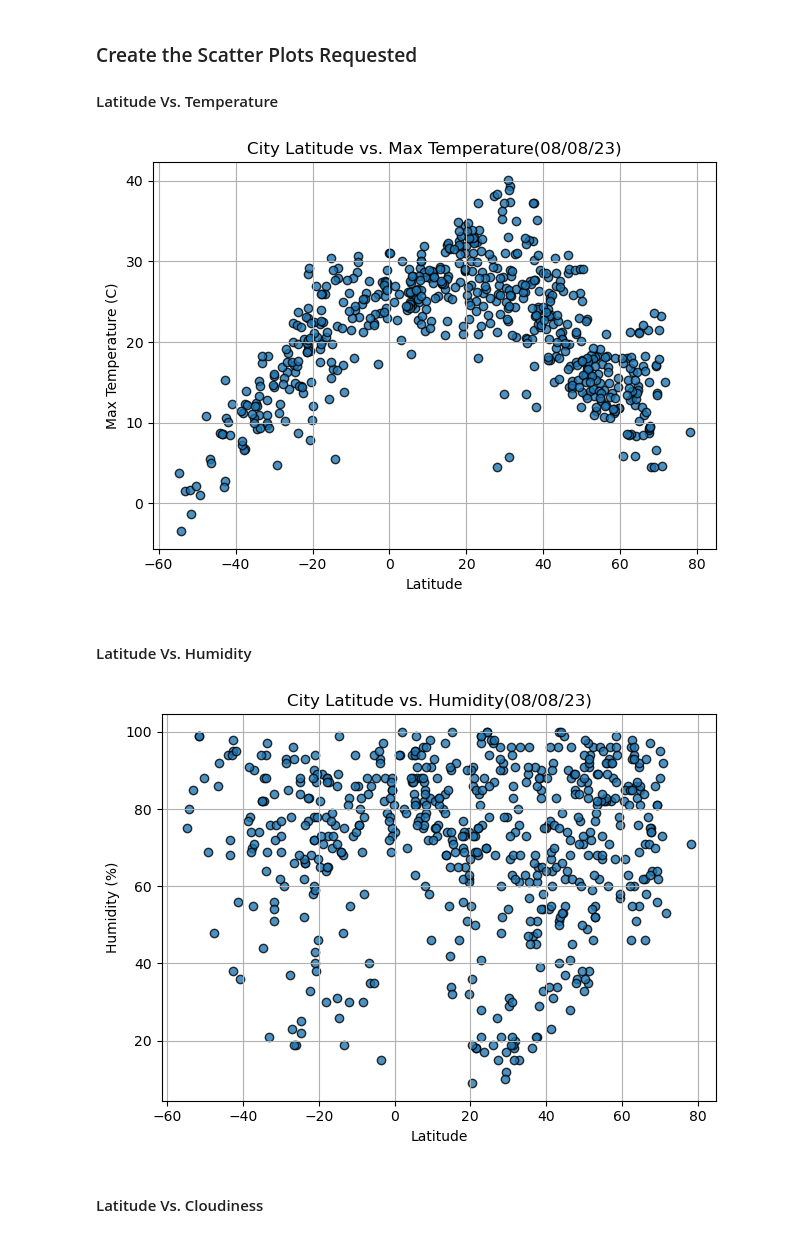
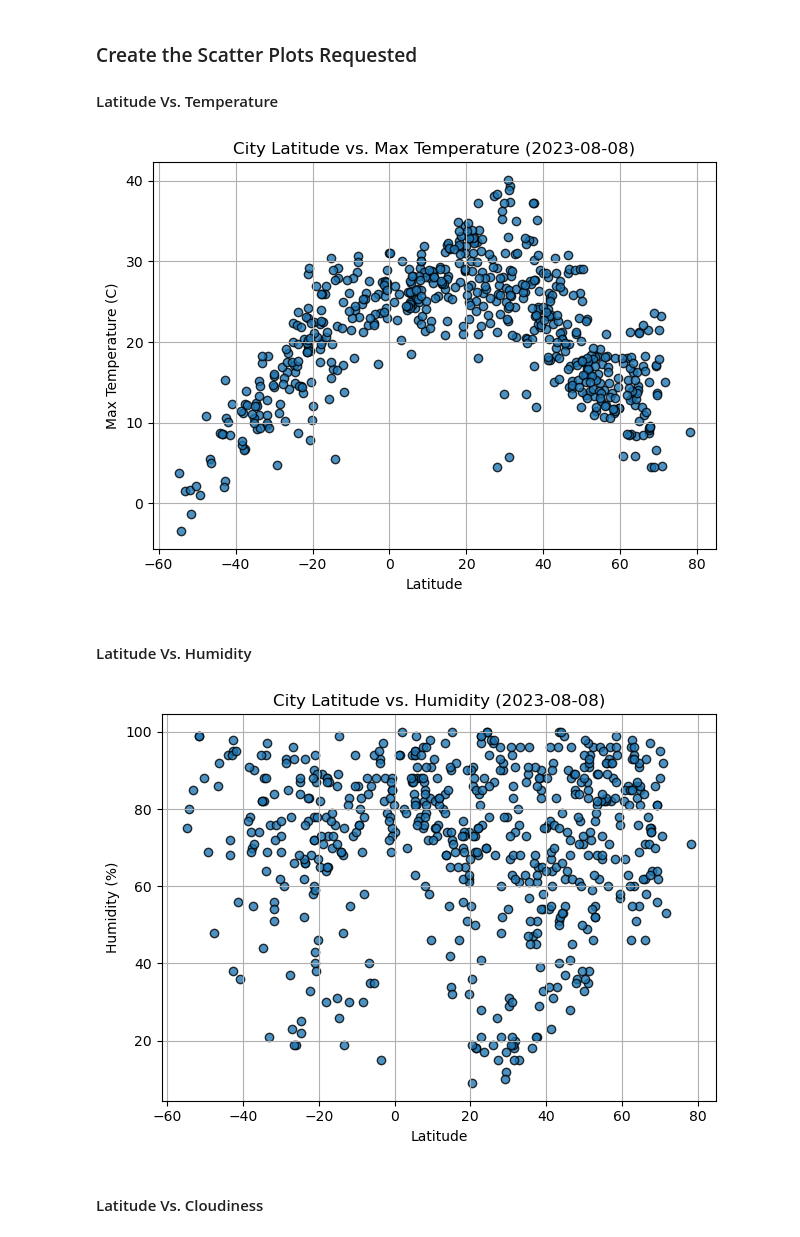
Before and after one commit to keenet1/python-api-challenge, a Jupyter notebook: WeatherPy/WeatherPy.ipynb, the cells around one changed output. Cells and saved outputs as stored; diff of their text form; code cells hidden in the pictures.

```diff
--- a/WeatherPy/WeatherPy.ipynb
+++ b/WeatherPy/WeatherPy.ipynb
@@ -191,21 +192,21 @@ city_data_df.head()
 # %%
 # Build scatter plot for latitude vs. temperature
 plt.scatter(city_data_df["Lat"], city_data_df["Max Temp"], alpha=0.8, edgecolors="black", linewidth=1, marker="o")
 
 # Incorporate the other graph properties
 plt.xlabel("Latitude")
 plt.ylabel("Max Temperature (C)")
-plt.title("City Latitude vs. Max Temperature(%s)" % time.strftime("%x"))
+plt.title(f"City Latitude vs. Max Temperature ({datetime.today().strftime('%Y-%m-%d')})")
 plt.grid(True)
 plt.tight_layout()
 
 # Save the figure
 plt.savefig("output_data/Fig1.png")
 
 # Show plot
 plt.show()
 # %% [output]
-[figure, old version]
+[figure, new version]
 # %% [markdown]
 #### Latitude Vs. Humidity
 # %%
@@ -215,7 +216,7 @@ plt.scatter(city_data_df["Lat"], city_data_df["Humidity"], alpha=0.8, edgecolors
 # Incorporate the other graph properties
 plt.xlabel("Latitude")
 plt.ylabel("Humidity (%)")
-plt.title("City Latitude vs. Humidity(%s)" % time.strftime("%x"))
+plt.title(f"City Latitude vs. Humidity ({datetime.today().strftime('%Y-%m-%d')})")
 plt.grid(True)
 plt.tight_layout()
 
@@ -225,7 +226,7 @@ plt.savefig("output_data/Fig2.png")
 # Show plot
 plt.show()
 # %% [output]
-[figure, old version]
+[figure, new version]
 # %% [markdown]
 #### Latitude Vs. Cloudiness
 # %%
```
Also changed, not shown: parts of 23 cells of this notebook, 5 other files.
